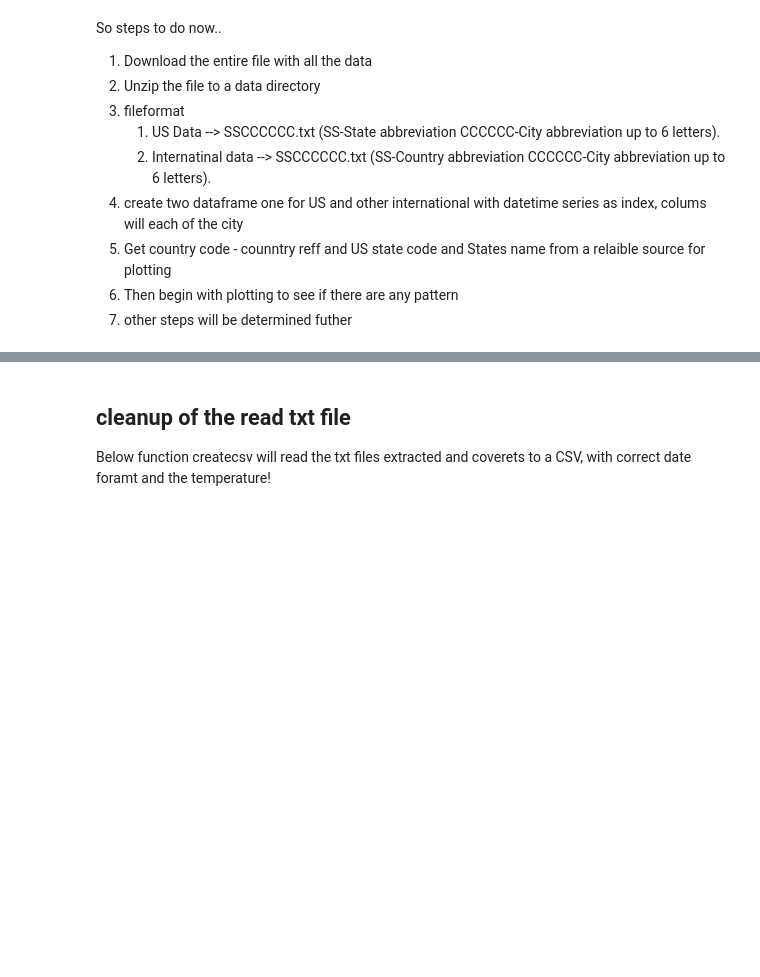
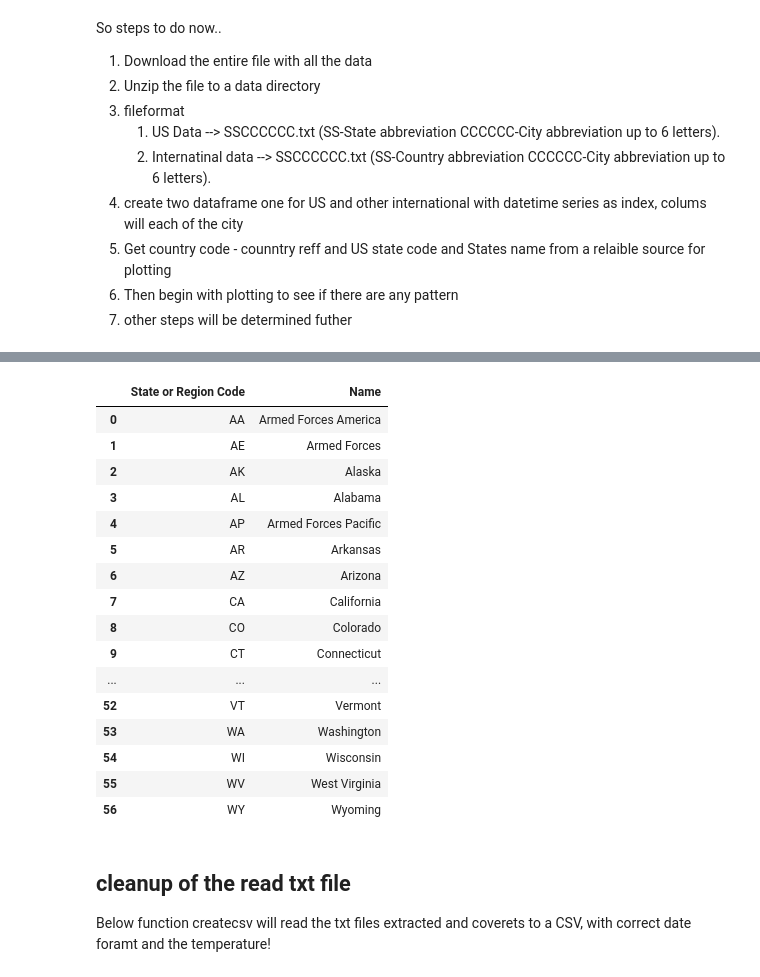
Before and after one commit to karthickme/MLTryOuts, a Jupyter notebook: 03 Weather Overall.ipynb, the cells around one changed output, grey strips where cells are left out. Drawn from its saved outputs; the diff is of its cells as text; code cells hidden in the pictures; blank space fills up the shorter version.

```diff
--- a/03 Weather Overall.ipynb
+++ b/03 Weather Overall.ipynb
@@ -181,3 +204,26 @@ country_code
+# %%
+url = r'https://knowledgecenter.zuora.com/BB_Introducing_Z_Business/D_Country%2C_State%2C_and_Province_Codes/B_State_Names_and_2-Digit_Codes'
+
+US_State_code = pd.read_html(url)[0]
+US_State_code
+# %% [output]
+|  | State or Region Code | Name |
+| 0 | AA | Armed Forces America |
+| 1 | AE | Armed Forces |
+| 2 | AK | Alaska |
+| 3 | AL | Alabama |
+| 4 | AP | Armed Forces Pacific |
+| 5 | AR | Arkansas |
+| 6 | AZ | Arizona |
+| 7 | CA | California |
+| 8 | CO | Colorado |
+| 9 | CT | Connecticut |
+| ... | ... | ... |
+| 52 | VT | Vermont |
+| 53 | WA | Washington |
+| 54 | WI | Wisconsin |
+| 55 | WV | West Virginia |
+| 56 | WY | Wyoming |
 # %% [markdown]
 ## cleanup of the read txt file
 
```
Also changed, not shown: parts of 8 cells of this notebook.
